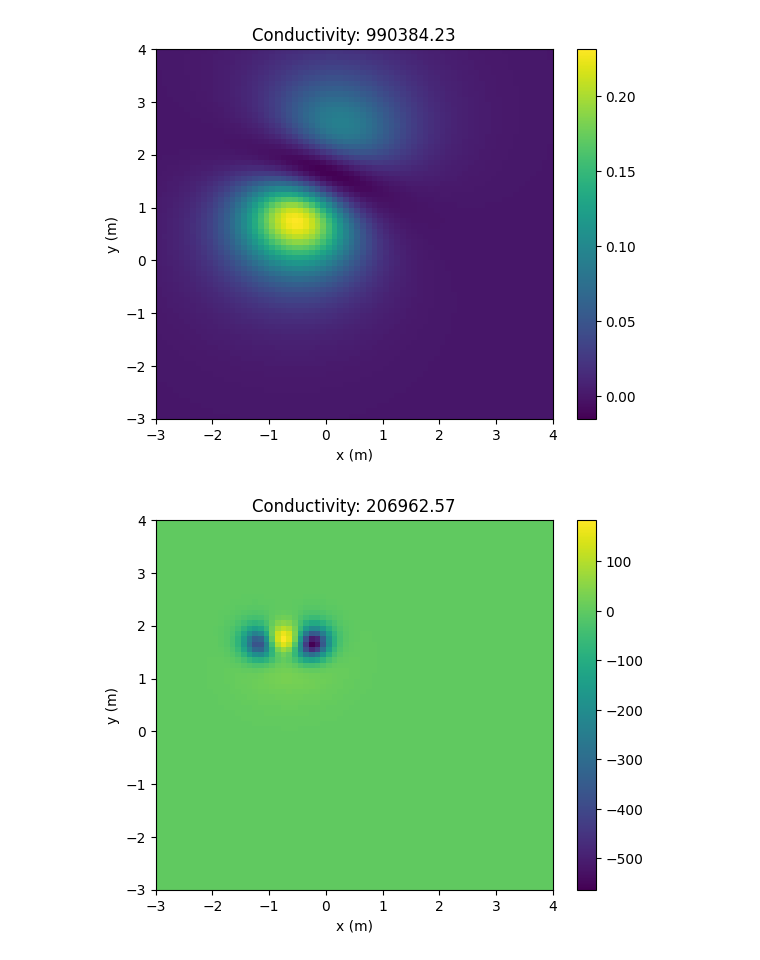
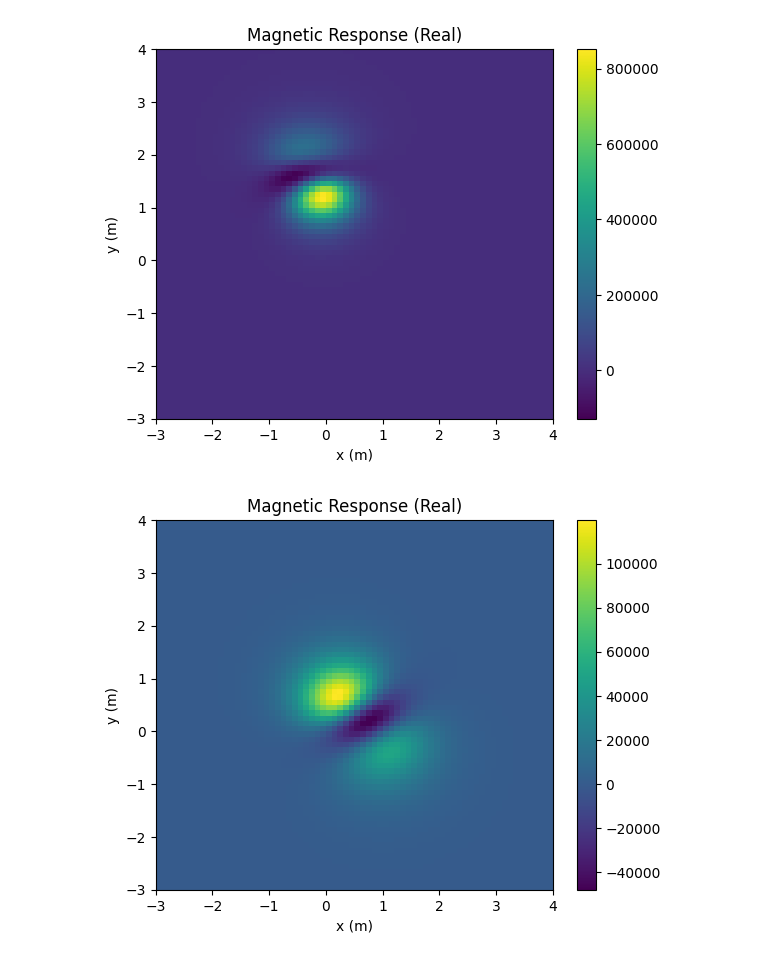
Before and after one commit to matthewhasman/Geophysical-Electromagnetic-Scanner, a Jupyter notebook: UXO_simulation/forward_pipe_sim.ipynb, the cells around one changed output. Cells and saved outputs as stored; diff of their text form; code cells hidden in the pictures.

```diff
--- a/UXO_simulation/forward_pipe_sim.ipynb
+++ b/UXO_simulation/forward_pipe_sim.ipynb
@@ -119,8 +119,9 @@ def fem_pipe(
     length = np.array(length, dtype=float)
     rad = np.array(rad, dtype=float)
 
+    skin_depth = np.sqrt(1 / (np.pi * mu * f * sigma))
     R = N_loops * np.pi * rad * np.sqrt(4*np.pi*mu/sigma) / length
-    L = 4*np.pi * 10**(-7) * N_loops**2 / (np.pi * length * rad**2)
+    L = 2*np.pi * 10**(-7) * N_loops * (np.log(8*rad/skin_depth) - 2)
 
     ymin = xmin
     ymax = xmax
@@ -163,33 +164,33 @@ n_sims = 10
 
 conductivity = np.random.uniform(1e4, 1e6, n_sims)
 permeability = 4*np.pi*1e-7 # free space permeability
 xc = np.random.uniform(0, 1, n_sims)
 yc = np.random.uniform(0, 1, n_sims)
 zc = np.random.uniform(0.5, 2, n_sims)
 dincl = np.random.uniform(0, 90, n_sims)
 ddecl = np.random.uniform(0, 360, n_sims)
 dipole_dist = 1 # 1 m spacing
 sensor_ht = 0.05 # fixed height of the sensor. Can change accordingly
 x_min = -3
 x_max = 4
 dx = 0.1
 n_loops = 50
 length = np.random.uniform(0.05, 0.2, n_sims)
 rad = np.random.uniform(1/6, 1, n_sims) * length
 
 freqs = np.logspace(3, 5, 8)
 
 for i in range(n_sims):
     response = fem_pipe(
         conductivity[i], permeability, xc[i], yc[i], zc[i], dincl[i], ddecl[i], dipole_dist, sensor_ht, freqs[-1], x_min, x_max, dx, n_loops, length[i], rad[i]
     )
 
     plt.figure()
     plt.imshow(np.real(response), extent=[x_min, x_max, x_min, x_max], aspect='auto')
     plt.colorbar()
-    plt.title('Conductivity: {:.2f}'.format(conductivity[i]))
+    plt.title('Magnetic Response (Real)')
     plt.xlabel('x (m)')
     plt.ylabel('y (m)')
 # %% [output]
-[figure, old version]
+[figure, new version]
-[figure, old version]
+[figure, new version]
```
Also changed, not shown: parts of 1 cell of this notebook.
